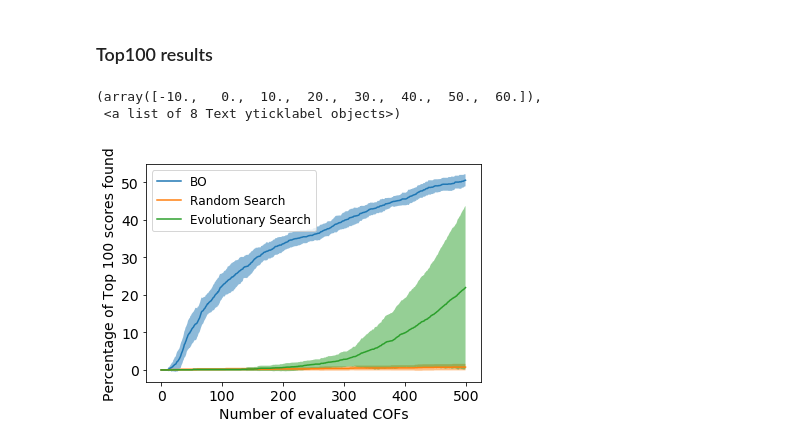
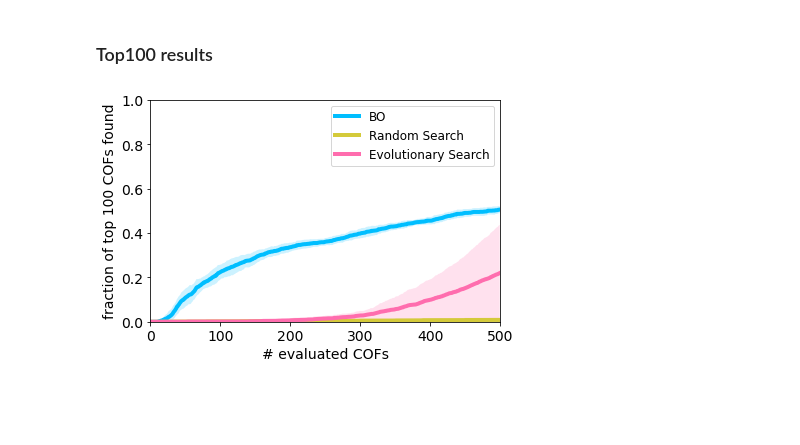
Before and after one commit to aryandeshwal/BO_of_COFs, a Jupyter notebook: COFS_figures.ipynb, the cells around one changed output. Saved outputs shown, nothing was run; the diff lists cells and outputs as text; code cells hidden in the pictures; blank space fills up the shorter version.

```diff
--- a/COFS_figures.ipynb
+++ b/COFS_figures.ipynb
@@ -16,6 +16,8 @@ import pandas as pd
 import torch
 # %%
 cool_colors = ['#00BEFF', '#D4CA3A', '#FF6DAE', '#67E1B5', '#EBACFA', '#9E9E9E', '#F1988E', '#5DB15A', '#E28544', '#52B8AA']
+
+search_to_color = {'BO': cool_colors[0], 'random': cool_colors[1], 'evolutionary': cool_colors[2], 'RF': cool_colors[5]}
 # %% [markdown]
 ### PCA low dimensional figure
 # %%
@@ -48,19 +50,19 @@ plt.savefig('Hexbin_pca_all_inputs_2dim.pdf')
 # %%
 #low dimensional (PCA) visualization of the points selected by BO
-
+which_BO_run = 1
 # bo_results.pkl is a torch-compatible dictionary storing BO results
 bo_data = torch.load('bo_results.pkl')
-inputs_selected = bo_data['inputs_selected'][0]
+inputs_selected = bo_data['inputs_selected'][which_BO_run]
 inputs_selected = pca.transform(inputs_selected) # PCA transform
-bo_outputs = bo_data['outputs'][0]
+bo_outputs = bo_data['outputs'][which_BO_run]
 #print(len(bo_outputs))
 fig, ax = plt.subplots(1, 4, sharey=True, sharex=True, figsize=[3*6.4, 4.8])
 nb_to_show = [20, 40, 60, 80]
 for a in ax:
     a.set_aspect('equal', 'box')
-    a.hexbin(inputs_low_dim_pca[:, 0], inputs_low_dim_pca[:, 1],C=0.9*np.ones(len(inputs_low_dim_pca[:, 1])), cmap="binary", vmin=0, vmax=1)
+    a.hexbin(inputs_low_dim_pca[:, 0], inputs_low_dim_pca[:, 1],C=0.3*np.ones(len(inputs_low_dim_pca[:, 1])), cmap="binary", vmin=0, vmax=1)
 for i in range(4):
-    ax[i].scatter(inputs_selected[:nb_to_show[i], 0], inputs_selected[:nb_to_show[i], 1], c=bo_outputs[:nb_to_show[i]], marker="+")
+    ax[i].scatter(inputs_selected[:nb_to_show[i], 0], inputs_selected[:nb_to_show[i], 1], c=bo_outputs[:nb_to_show[i]], marker="+", s=55)
     ax[i].set_title('{} acquired COFs'.format(nb_to_show[i]))
     ax[i].tick_params(axis='x', labelsize=10)
 ax[0].set_ylabel('PCA dimension 2', fontsize=14)
@@ -70,5 +72,5 @@ ax[2].tick_params(axis='y', labelsize=0)
 
 fig.text(0.5, 0.2, 'PCA dimension 1', ha='center', fontsize=14)
 plt.tight_layout()
-plt.savefig("BO_over_time_pca_hexbin_0.pdf")
+plt.savefig("feature_space_acquired_COFs.pdf")
 # %% [output]
@@ -125,7 +127,10 @@ diverse_rf_data = return_best_accumulated_ranking(torch.load('diverse_rf_results
 
 # Random Search
 all_outputs =  pickle.load(open('methane_storage.pkl', 'rb'))['outputs'].values
-all_outputs = ((all_outputs - np.min(all_outputs))/(np.max(all_outputs)-np.min(all_outputs)))
+max_DC = np.max(all_outputs)
+min_DC = np.min(all_outputs)
+range_DC = max_DC - min_DC
+all_outputs = (all_outputs - min_DC) / range_DC
 rs_data = []
 for i in range(25):
     initial_random_idxs = np.random.choice(np.arange((inputs.shape[0])), size=500, replace=False)
@@ -256,37 +288,42 @@ def num_points_in_top100(data):
                 count += 1
             count_list.append(count)
         top100_counts.append(count_list)
-    return np.array(top100_counts)
+    return np.array(top100_counts) / 100
 # %%
 num_points = 500
 
 bo_top100 = num_points_in_top100(torch.load('bo_results.pkl')['outputs_normalized'])
 es_top100 = num_points_in_top100(torch.load('es_results.pkl')['outputs_normalized'])
 # Random Search
 all_outputs =  pickle.load(open('methane_storage.pkl', 'rb'))['outputs'].values
 all_outputs = ((all_outputs - np.min(all_outputs))/(np.max(all_outputs)-np.min(all_outputs)))
 rs_data = []
 for i in range(25):
     initial_random_idxs = np.random.choice(np.arange((inputs.shape[0])), size=500, replace=False)
     rs_data.append(all_outputs[initial_random_idxs])
 rs_top100 = num_points_in_top100(rs_data)
 
 
-plt.plot(list(range(num_points)), np.mean(bo_top100, axis=0), label='BO')
-plt.fill_between(list(range(num_points)), np.mean(bo_top100, axis=0) - np.std(bo_top100, axis=0), np.mean(bo_top100, axis=0) +  np.std(bo_top100, axis=0), alpha=0.5)
-plt.plot(list(range(num_points)), np.mean(rs_top100, axis=0), label='Random Search')
-plt.fill_between(list(range(num_points)), np.mean(rs_top100, axis=0) - np.std(rs_top100, axis=0), np.mean(rs_top100, axis=0) +  np.std(rs_top100, axis=0), alpha=0.5)
-plt.plot(list(range(num_points)), np.mean(es_top100, axis=0), label='Evolutionary Search')
-plt.fill_between(list(range(num_points)), np.mean(es_top100, axis=0) -  np.std(es_top100, axis=0), np.mean(es_top100, axis=0) + np.std(es_top100, axis=0), alpha=0.5)
+plt.plot(list(range(num_points)), np.mean(bo_top100, axis=0), label='BO', color=search_to_color["BO"], lw=4)
+plt.fill_between(list(range(num_points)), np.mean(bo_top100, axis=0) - np.std(bo_top100, axis=0), np.mean(bo_top100, axis=0) +  np.std(bo_top100, axis=0),
+                 alpha=0.2, color=search_to_color["BO"], ec="None")
+plt.plot(list(range(num_points)), np.mean(rs_top100, axis=0), label='Random Search', color=search_to_color["random"], lw=4)
+plt.fill_between(list(range(num_points)), np.mean(rs_top100, axis=0) - np.std(rs_top100, axis=0), np.mean(rs_top100, axis=0) +  np.std(rs_top100, axis=0),
+                 alpha=0.2, color=search_to_color["random"], ec="None")
+plt.plot(list(range(num_points)), np.mean(es_top100, axis=0), label='Evolutionary Search', color=search_to_color["evolutionary"], lw=4)
+plt.fill_between(list(range(num_points)), np.mean(es_top100, axis=0) -  np.std(es_top100, axis=0), np.mean(es_top100, axis=0) + np.std(es_top100, axis=0),
+                 alpha=0.2, color=search_to_color["evolutionary"], ec="None")
 
 
 
-plt.ylabel('Percentage of Top 100 scores found', fontsize=14)
-plt.xlabel('Number of evaluated COFs',fontsize=14)
+plt.ylabel('fraction of top 100 COFs found', fontsize=14)
+plt.xlabel('# evaluated COFs',fontsize=14)
 plt.legend(fontsize=12)
+plt.xlim([0, 500])
+plt.ylim([0, 1])
 plt.xticks(fontsize=14)
 plt.yticks(fontsize=14)
+plt.tight_layout()
+plt.savefig("search_efficiency_top100.pdf", format="pdf")
 # %% [output]
-(array([-10.,   0.,  10.,  20.,  30.,  40.,  50.,  60.]),
- <a list of 8 Text yticklabel objects>)
-[figure, old version]
+[figure, new version]
```
Also changed, not shown: parts of 7 cells of this notebook, 1 other file.
